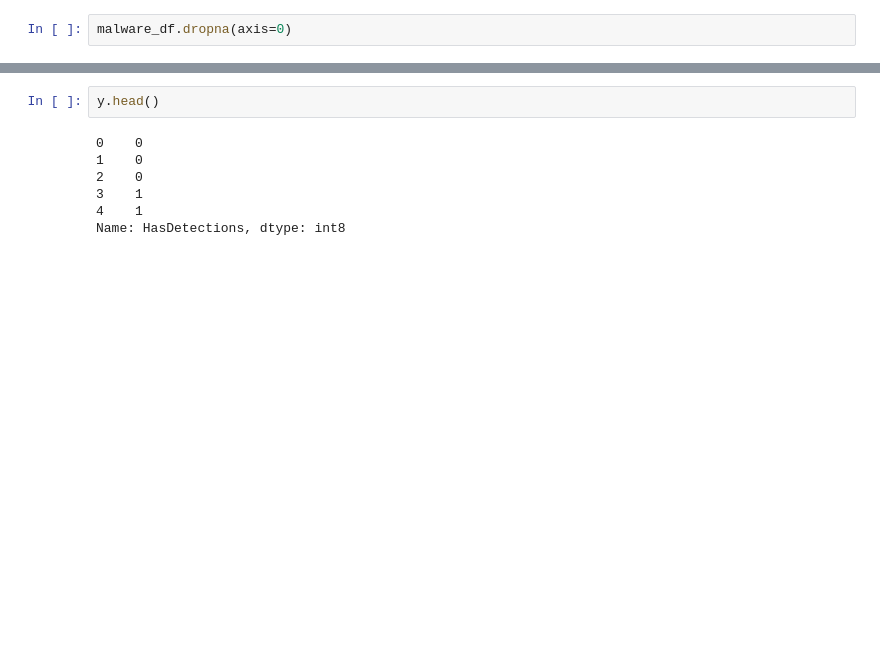
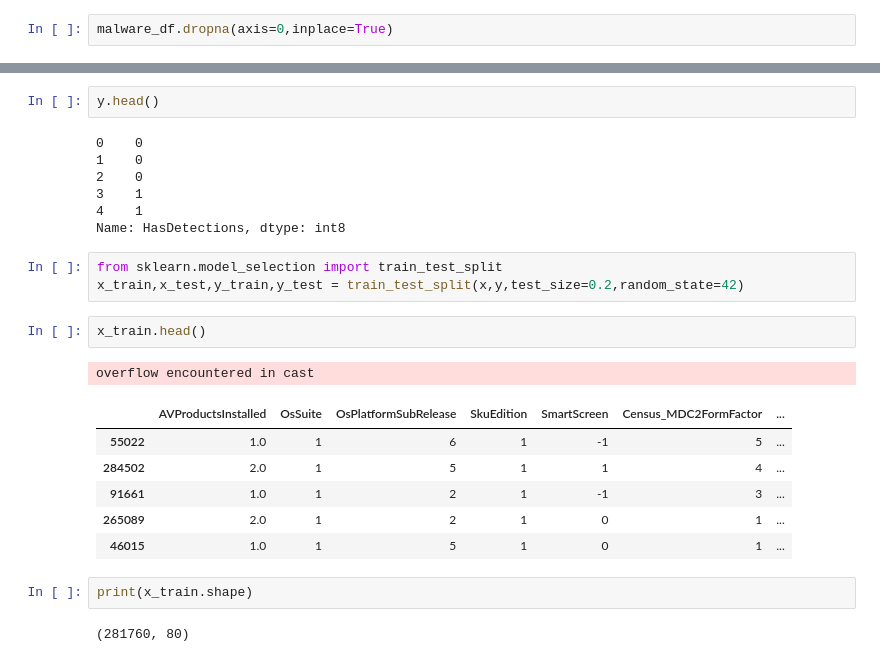
Before and after one commit to prasadPattuvamVeedu/microsoft_fraud_detection, a Jupyter notebook: microsofr_fraud_detection.ipynb, the cells around one changed output, grey strips where cells are left out. Saved outputs shown, nothing was run; the diff lists cells and outputs as text; blank space fills up the shorter version.

Commit message:
Model Building started

```diff
--- a/microsofr_fraud_detection.ipynb
+++ b/microsofr_fraud_detection.ipynb
@@ -1591,4 +1591,4 @@ malware_df.drop(columns=cleaned_col,inplace=True)
 # %% [markdown]
 we have 400k raws dropping not avaiable raws will not affect the performans
 # %%
-malware_df.dropna(axis=0)
+malware_df.dropna(axis=0,inplace=True)
@@ -1631,3 +1616,20 @@ y.head()
 3    1
 4    1
 Name: HasDetections, dtype: int8
+# %%
+from sklearn.model_selection import train_test_split
+x_train,x_test,y_train,y_test = train_test_split(x,y,test_size=0.2,random_state=42)
+# %%
+x_train.head()
+# %% [output]
+overflow encountered in cast
+|  | AVProductsInstalled | OsSuite | OsPlatformSubRelease | SkuEdition | SmartScreen | Census_MDC2FormFactor | ... |
+| 55022 | 1.0 | 1 | 6 | 1 | -1 | 5 | ... |
+| 284502 | 2.0 | 1 | 5 | 1 | 1 | 4 | ... |
+| 91661 | 1.0 | 1 | 2 | 1 | -1 | 3 | ... |
+| 265089 | 2.0 | 1 | 2 | 1 | 0 | 1 | ... |
+| 46015 | 1.0 | 1 | 5 | 1 | 0 | 1 | ... |
+# %%
+print(x_train.shape)
+# %% [output]
+(281760, 80)
```
Also changed, not shown: parts of 29 cells of this notebook.
